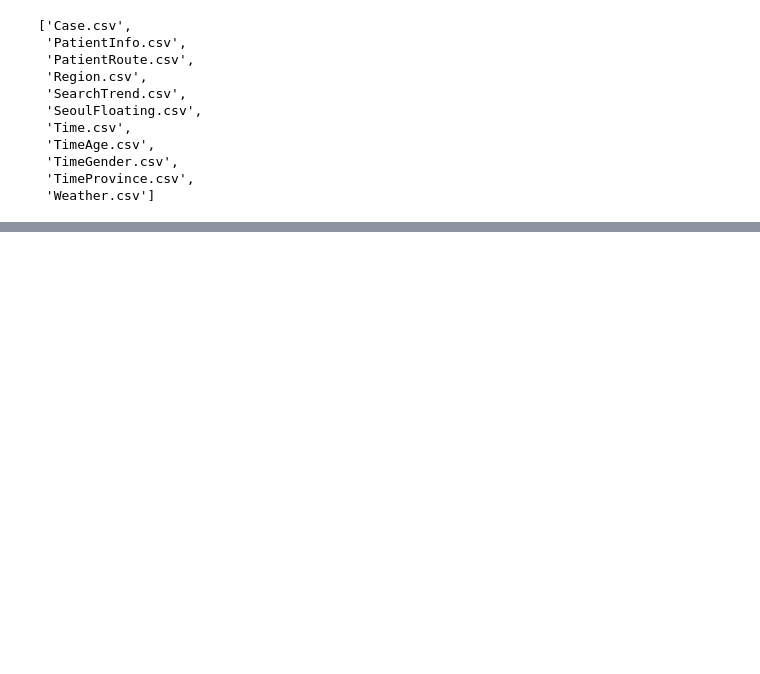
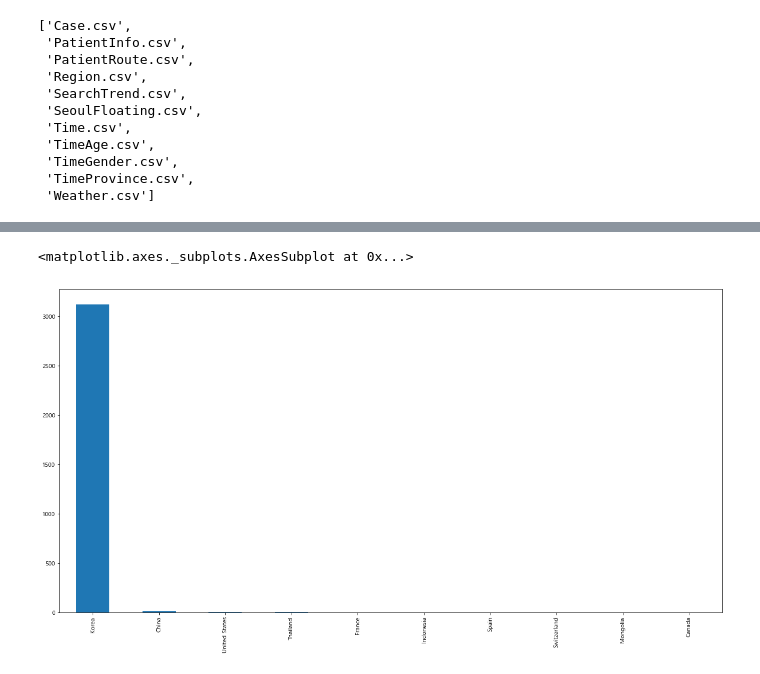
Before and after one commit to chan157/DACON_COVID, a Jupyter notebook: Basic_Visualization.ipynb, the cells around one changed output, grey strips where cells are left out. Drawn from its saved outputs; the diff is of its cells as text; code cells hidden in the pictures; blank space fills up the shorter version.

```diff
--- a/Basic_Visualization.ipynb
+++ b/Basic_Visualization.ipynb
@@ -266,0 +63,12 @@ timeAge
+# %%
+p_info = pd.read_csv("PatientInfo.csv")
+route = pd.read_csv("PatientRoute.csv")
+case = pd.read_csv("Case.csv")
+region = pd.read_csv("Region.csv")
+seoul = pd.read_csv("SeoulFloating.csv")
+time = pd.read_csv("Time.csv")
+time_age = pd.read_csv("TimeAge.csv")
+city = pd.read_csv("TimeProvince.csv")
+weather = pd.read_csv("Weather.csv")
+search = pd.read_csv("SearchTrend.csv")
+gender = pd.read_csv("TimeGender.csv")
@@ -266,0 +275,5 @@ timeAge
+# %%
+p_info['country'].value_counts().plot.bar(figsize=(20,10)) #환자: 거의 한국인
+# %% [output]
+<matplotlib.axes._subplots.AxesSubplot at 0x...>
+[figure, added]
```
Also changed, not shown: parts of 106 cells of this notebook.
